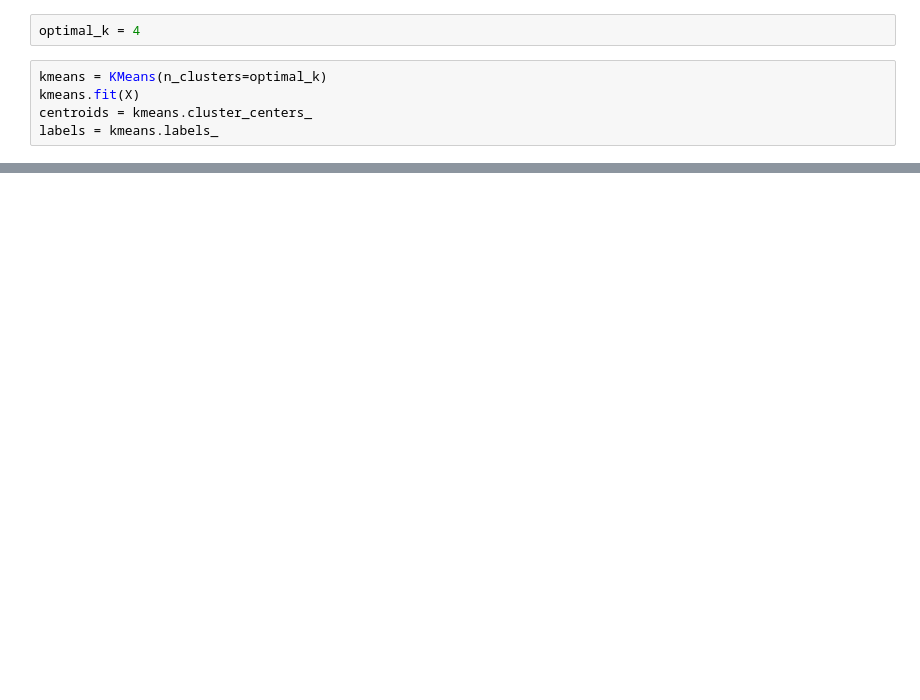
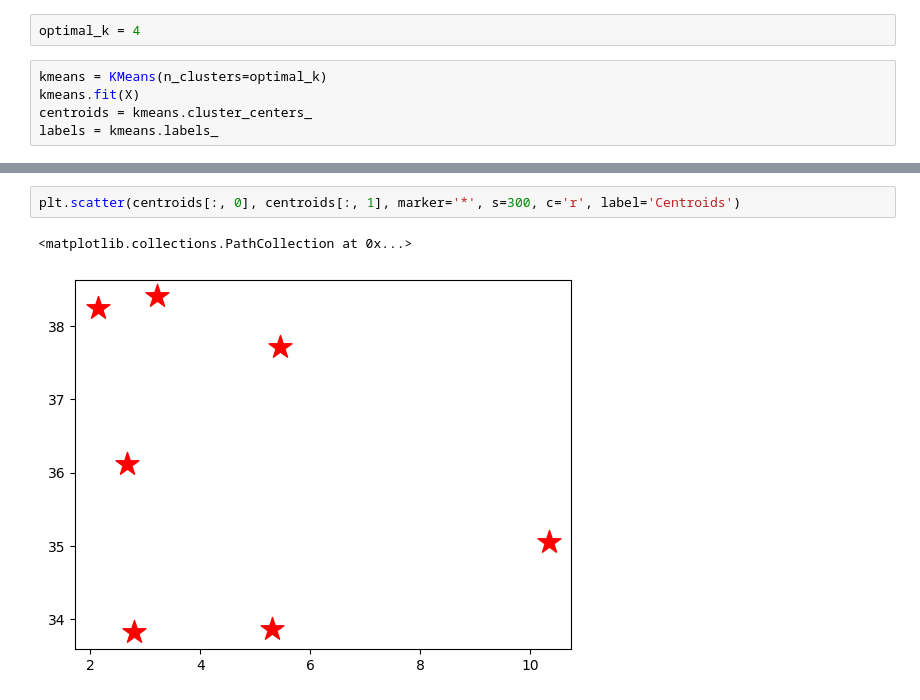
Before and after one commit to crixtiam/AI_Masterclass, a Jupyter notebook: kmeans.ipynb, the cells around one changed output, grey strips where cells are left out. Saved outputs shown, nothing was run; the diff lists cells and outputs as text; blank space fills up the shorter version.

```diff
--- a/kmeans.ipynb
+++ b/kmeans.ipynb
@@ -159,0 +276,5 @@ plt.show()
+# %%
+plt.scatter(centroids[:, 0], centroids[:, 1], marker='*', s=300, c='r', label='Centroids')
+# %% [output]
+<matplotlib.collections.PathCollection at 0x...>
+[figure, added]
```
Also changed, not shown: parts of 15 cells of this notebook, 1 other file.
